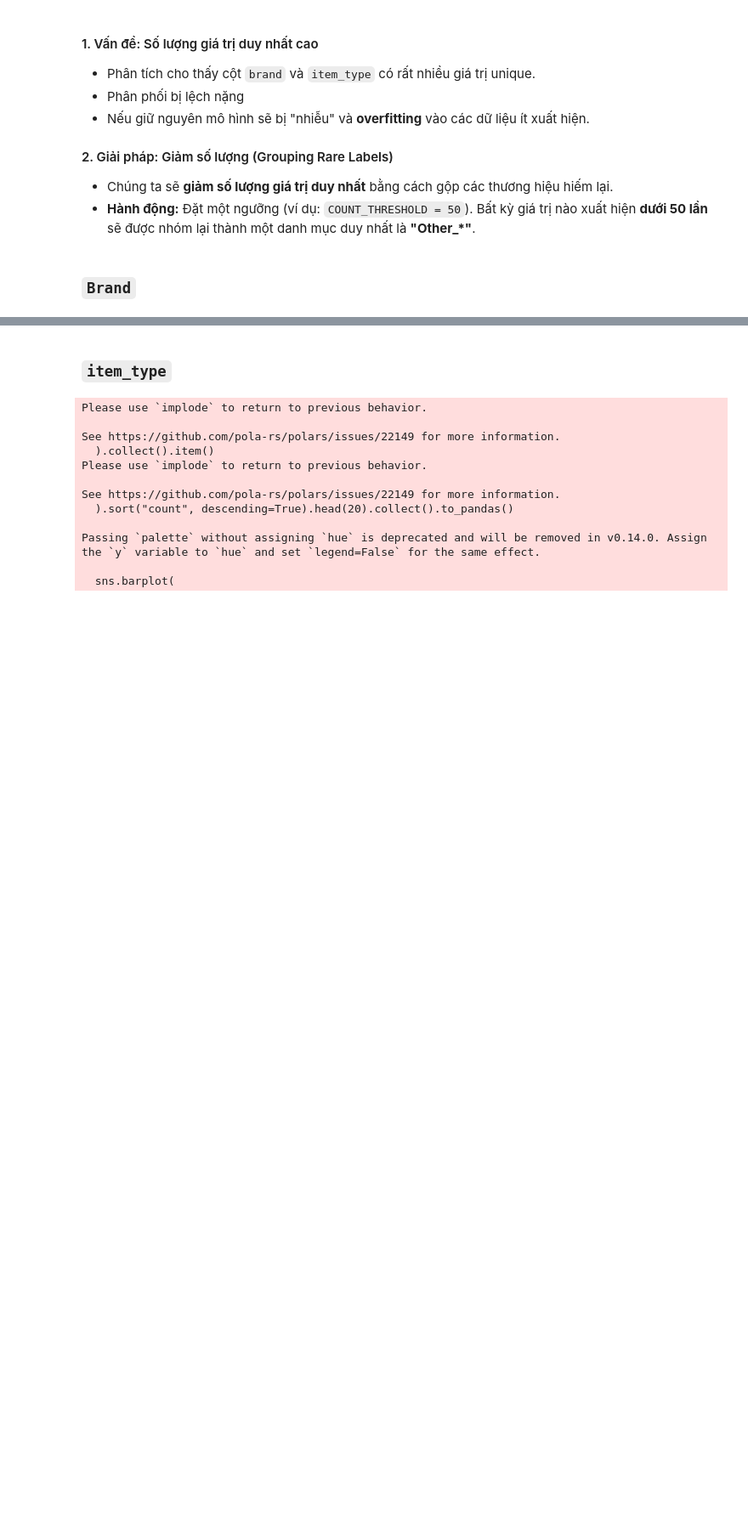
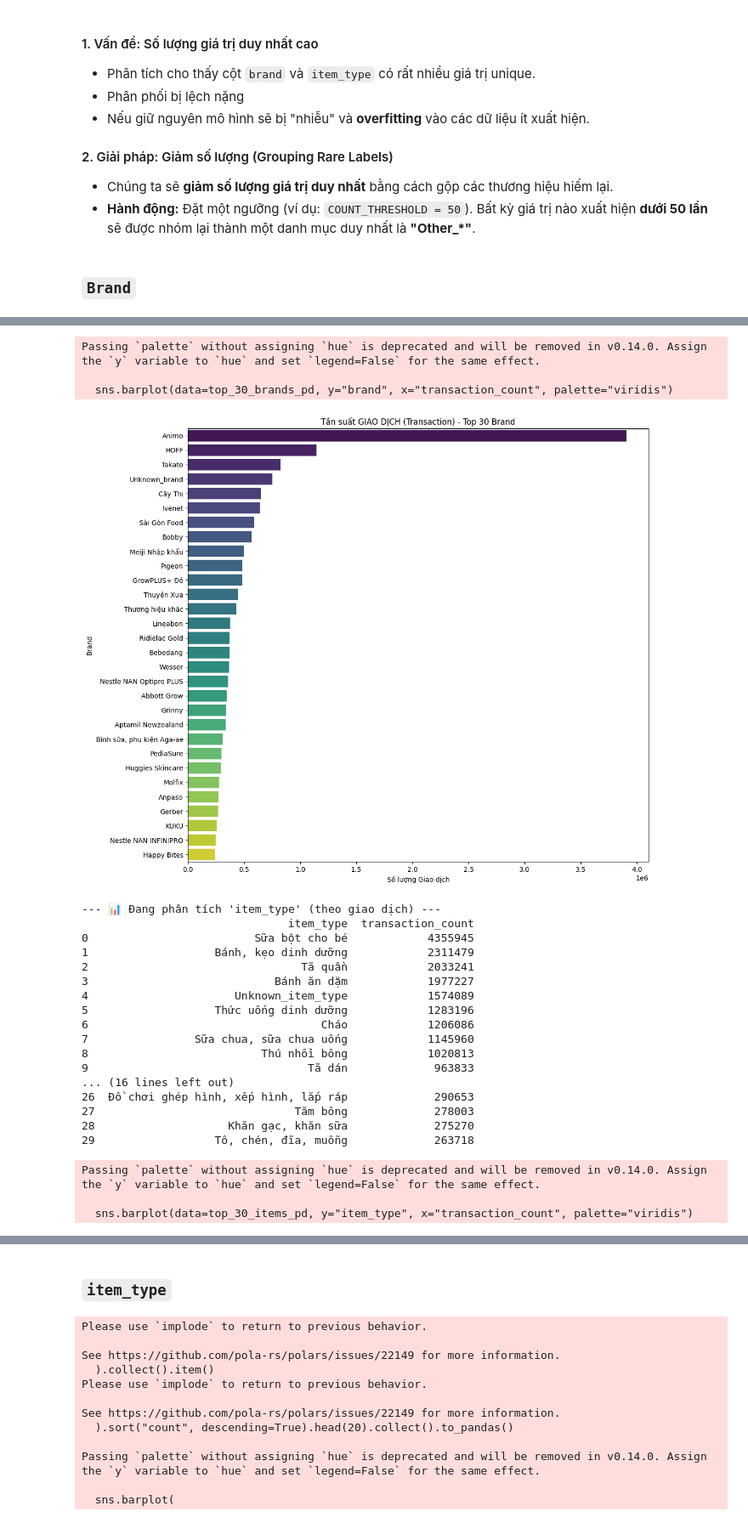
Before and after one commit to LeHung1705/CS116-python-for-ML, a Jupyter notebook: DataPreprocessing.ipynb, the cells around one changed output, grey strips where cells are left out. Shown: that part at 85% size. Saved outputs shown, nothing was run; the diff lists cells and outputs as text; code cells hidden in the pictures; blank space fills up the shorter version.

```diff
--- a/DataPreprocessing.ipynb
+++ b/DataPreprocessing.ipynb
@@ -942,0 +893,46 @@ Passing `palette` without assigning `hue` is deprecated and will be removed in v
+# %%
+# (Giả sử 'purchase_df' và 'item_df' là LazyFrames đã xử lý Task 1-3)
+print("--- 🛠️ Task 4 (Sửa đổi): Đang tính tần suất giao dịch (Join) ---")
+
+# Join để lấy brand/item_type cho mỗi giao dịch
+# Chúng ta dùng .select() để join nhanh hơn (chỉ 3 cột)
+joined_df = purchase_df.join(
+    item_df.select("item_id", "brand", "item_type"),
+    on="item_id",
+    how="inner"
+)
+
+# --- Phân tích Brand (theo giao dịch) ---
+print("--- 📊 Đang phân tích 'brand' (theo giao dịch) ---")
+brand_trans_counts = joined_df.group_by("brand").agg(
+    pl.len().alias("transaction_count")
+).sort("transaction_count", descending=True)
+
+top_30_brands_pd = brand_trans_counts.head(30).collect().to_pandas()
+print(top_30_brands_pd)
+
+plt.figure(figsize=(12, 10))
+sns.barplot(data=top_30_brands_pd, y="brand", x="transaction_count", palette="viridis")
+plt.title("Tần suất GIAO DỊCH (Transaction) - Top 30 Brand")
+plt.xlabel("Số lượng Giao dịch")
+plt.ylabel("Brand")
+plt.tight_layout()
+plt.show()
+
+# --- Phân tích Item Type (theo giao dịch) ---
+print("--- 📊 Đang phân tích 'item_type' (theo giao dịch) ---")
+item_type_trans_counts = joined_df.group_by("item_type").agg(
+    pl.len().alias("transaction_count")
+).sort("transaction_count", descending=True)
+
+top_30_items_pd = item_type_trans_counts.head(30).collect().to_pandas()
+print(top_30_items_pd)
+
+plt.figure(figsize=(12, 10))
+sns.barplot(data=top_30_items_pd, y="item_type", x="transaction_count", palette="viridis")
+plt.title("Tần suất GIAO DỊCH (Transaction) - Top 30 Item Type")
+plt.xlabel("Số lượng Giao dịch")
+plt.ylabel("Item Type")
+plt.tight_layout()
+plt.show()
+# %% [output]
@@ -942,0 +956,24 @@ Passing `palette` without assigning `hue` is deprecated and will be removed in v
+Passing `palette` without assigning `hue` is deprecated and will be removed in v0.14.0. Assign the `y` variable to `hue` and set `legend=False` for the same effect.
+
+  sns.barplot(data=top_30_brands_pd, y="brand", x="transaction_count", palette="viridis")
+[figure, added]
+--- 📊 Đang phân tích 'item_type' (theo giao dịch) ---
+                               item_type  transaction_count
+0                         Sữa bột cho bé            4355945
+1                   Bánh, kẹo dinh dưỡng            2311479
+2                                Tã quần            2033241
+3                            Bánh ăn dặm            1977227
+4                      Unknown_item_type            1574089
+5                   Thức uống dinh dưỡng            1283196
+6                                   Cháo            1206086
+7                Sữa chua, sữa chua uống            1145960
+8                          Thú nhồi bông            1020813
+9                                 Tã dán             963833
+... (16 lines left out)
+26  Đồ chơi ghép hình, xếp hình, lắp ráp             290653
+27                              Tăm bông             278003
+28                    Khăn gạc, khăn sữa             275270
+29                  Tô, chén, đĩa, muỗng             263718
+Passing `palette` without assigning `hue` is deprecated and will be removed in v0.14.0. Assign the `y` variable to `hue` and set `legend=False` for the same effect.
+
+  sns.barplot(data=top_30_items_pd, y="item_type", x="transaction_count", palette="viridis")
```
Also changed, not shown: parts of 20 cells of this notebook.
